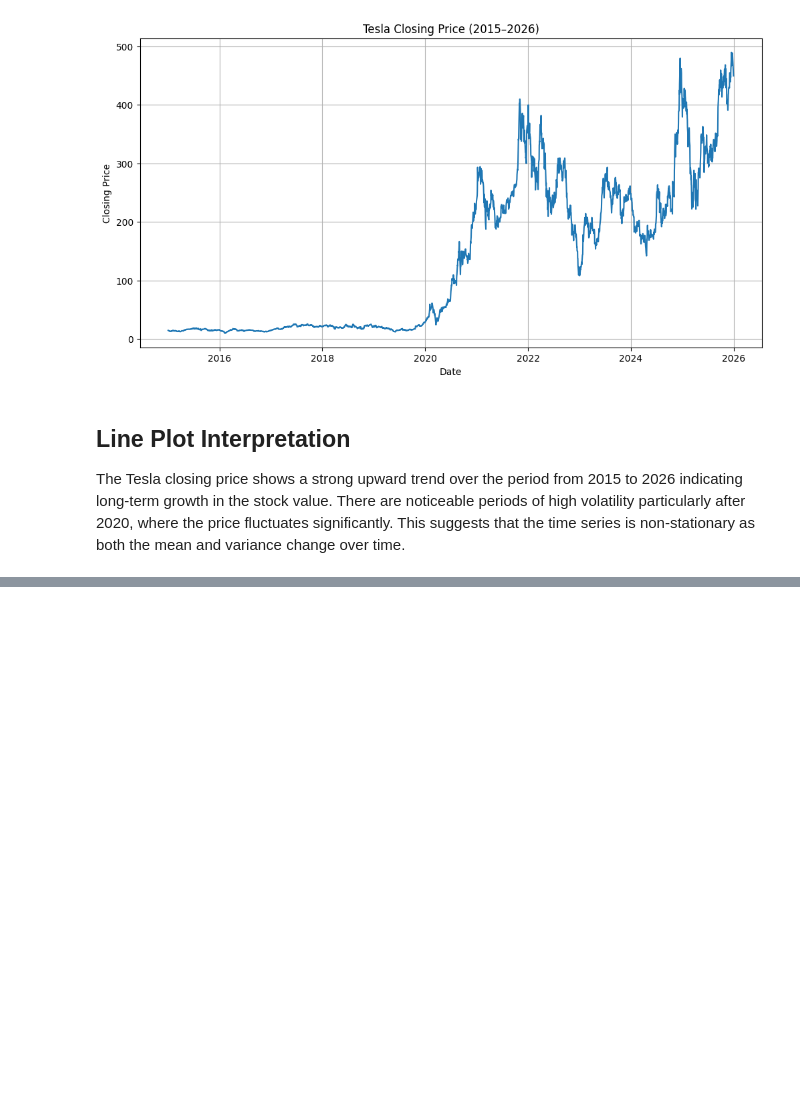
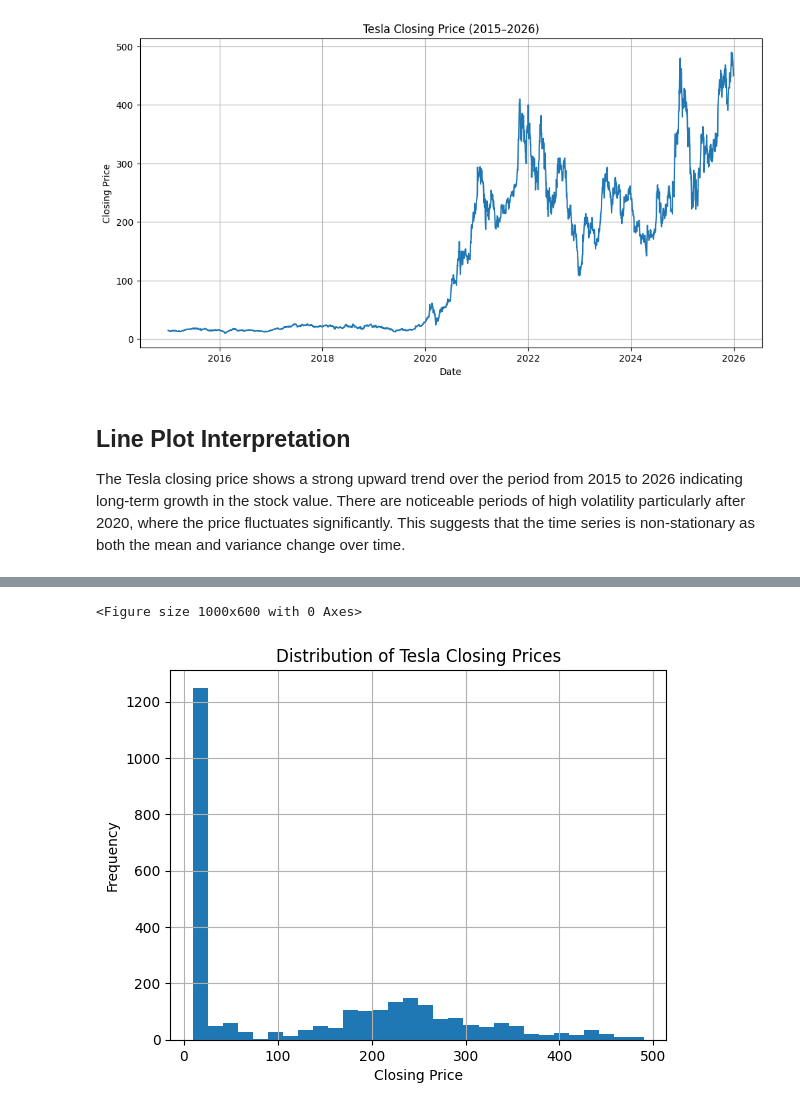
Before and after one commit to killianharnett1/tesla-time-series-analysis, a Jupyter notebook: notebooks/tesla_time_series_analysis.ipynb, the cells around one changed output, grey strips where cells are left out. Saved outputs shown, nothing was run; the diff lists cells and outputs as text; code cells hidden in the pictures; blank space fills up the shorter version.

```diff
--- a/notebooks/tesla_time_series_analysis.ipynb
+++ b/notebooks/tesla_time_series_analysis.ipynb
@@ -53,0 +69,11 @@ The Tesla closing price shows a strong upward trend over the period from 2015 to
+# %%
+plt.figure(figsize=(10,6))
+data["Close"].hist(bins=30)
+
+plt.title("Distribution of Tesla Closing Prices")
+plt.xlabel("Closing Price")
+plt.ylabel("Frequency")
+plt.show()
+# %% [output]
+<Figure size 1000x600 with 0 Axes>
+[figure, added]
```
Also changed, not shown: parts of 4 cells of this notebook.
